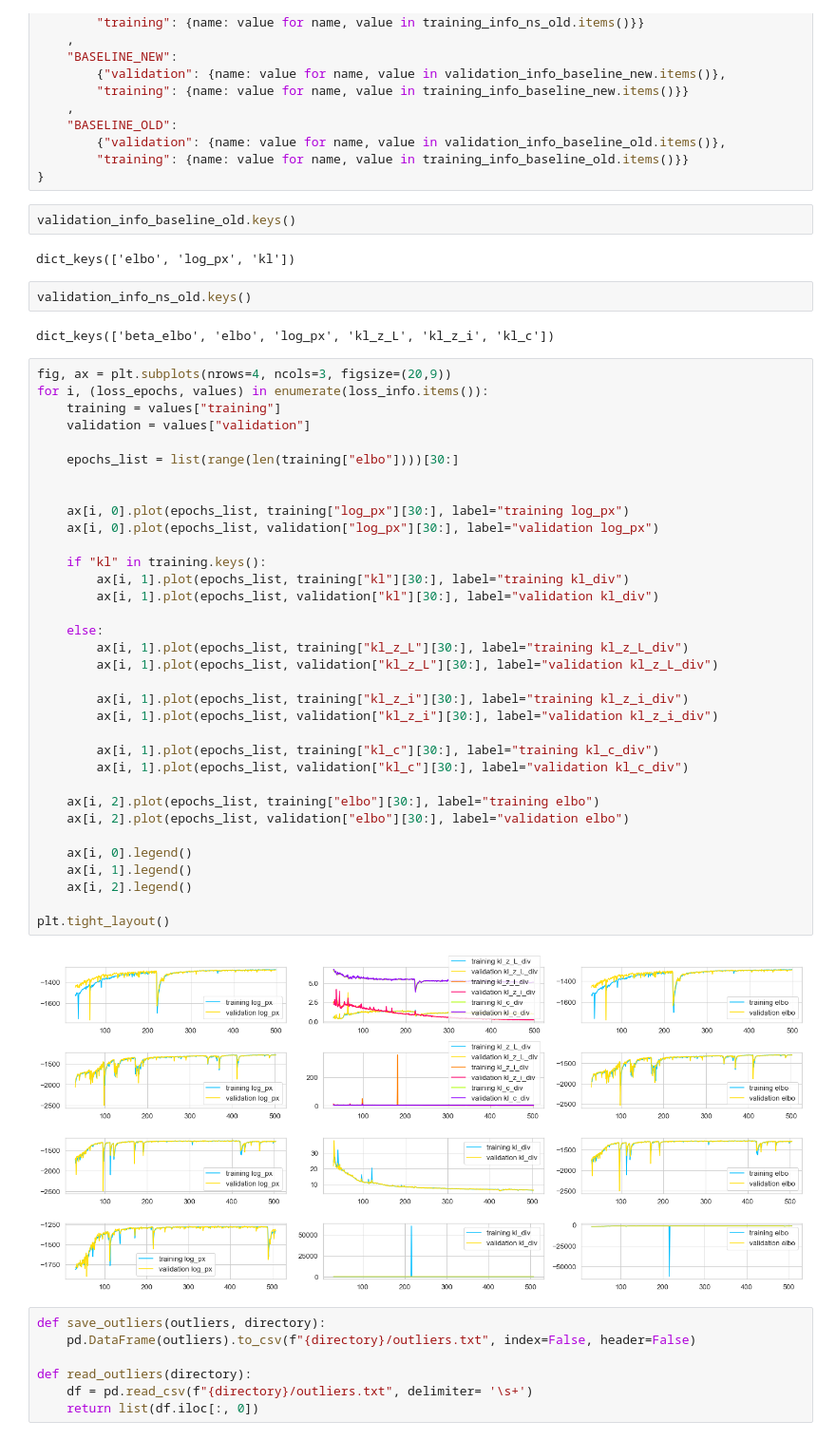
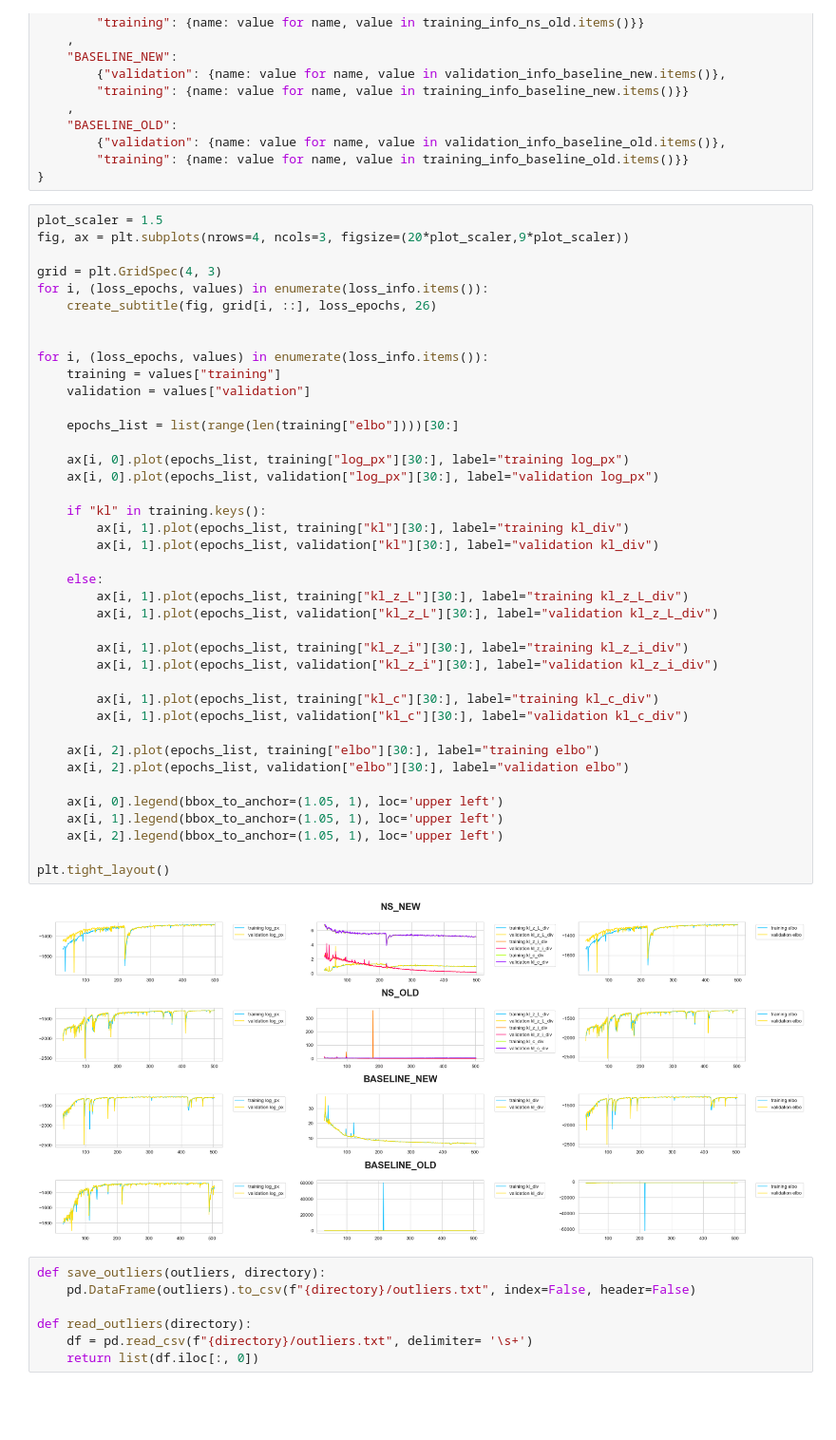
Before and after one commit to AugustSchreyer/02460_Advanced_ML, a Jupyter notebook: EVALUATE MODELS.ipynb, the cells around one changed output. Shown at 95% size. Drawn from its saved outputs; the diff is of its cells as text; blank space fills up the shorter version.

```diff
--- a/EVALUATE MODELS.ipynb
+++ b/EVALUATE MODELS.ipynb
@@ -422,50 +422,48 @@ loss_info = {
         {"validation": {name: value for name, value in validation_info_baseline_old.items()},
         "training": {name: value for name, value in training_info_baseline_old.items()}}
 }
-# %%
-validation_info_baseline_old.keys()
-# %% [output]
-dict_keys(['elbo', 'log_px', 'kl'])
-# %%
-validation_info_ns_old.keys()
-# %% [output]
-dict_keys(['beta_elbo', 'elbo', 'log_px', 'kl_z_L', 'kl_z_i', 'kl_c'])
 # %%
-fig, ax = plt.subplots(nrows=4, ncols=3, figsize=(20,9))
+plot_scaler = 1.5
+fig, ax = plt.subplots(nrows=4, ncols=3, figsize=(20*plot_scaler,9*plot_scaler))
+
+grid = plt.GridSpec(4, 3)
+for i, (loss_epochs, values) in enumerate(loss_info.items()):
+    create_subtitle(fig, grid[i, ::], loss_epochs, 26)
+
+
 for i, (loss_epochs, values) in enumerate(loss_info.items()):
     training = values["training"]
     validation = values["validation"]
 
     epochs_list = list(range(len(training["elbo"])))[30:]
-
 
     ax[i, 0].plot(epochs_list, training["log_px"][30:], label="training log_px")
     ax[i, 0].plot(epochs_list, validation["log_px"][30:], label="validation log_px")
 
     if "kl" in training.keys():
         ax[i, 1].plot(epochs_list, training["kl"][30:], label="training kl_div")
         ax[i, 1].plot(epochs_list, validation["kl"][30:], label="validation kl_div")
 
     else:
         ax[i, 1].plot(epochs_list, training["kl_z_L"][30:], label="training kl_z_L_div")
         ax[i, 1].plot(epochs_list, validation["kl_z_L"][30:], label="validation kl_z_L_div")
 
         ax[i, 1].plot(epochs_list, training["kl_z_i"][30:], label="training kl_z_i_div")
         ax[i, 1].plot(epochs_list, validation["kl_z_i"][30:], label="validation kl_z_i_div")
 
         ax[i, 1].plot(epochs_list, training["kl_c"][30:], label="training kl_c_div")
         ax[i, 1].plot(epochs_list, validation["kl_c"][30:], label="validation kl_c_div")
 
     ax[i, 2].plot(epochs_list, training["elbo"][30:], label="training elbo")
     ax[i, 2].plot(epochs_list, validation["elbo"][30:], label="validation elbo")
 
-    ax[i, 0].legend()
-    ax[i, 1].legend()
-    ax[i, 2].legend()
+    ax[i, 0].legend(bbox_to_anchor=(1.05, 1), loc='upper left')
+    ax[i, 1].legend(bbox_to_anchor=(1.05, 1), loc='upper left')
+    ax[i, 2].legend(bbox_to_anchor=(1.05, 1), loc='upper left')
 
 plt.tight_layout()
 # %% [output]
-[figure, old version]
+[figure, new version]
 # %%
 def save_outliers(outliers, directory):
     pd.DataFrame(outliers).to_csv(f"{directory}/outliers.txt", index=False, header=False)
```
Also changed, not shown: parts of 6 cells of this notebook, 1 other file.
